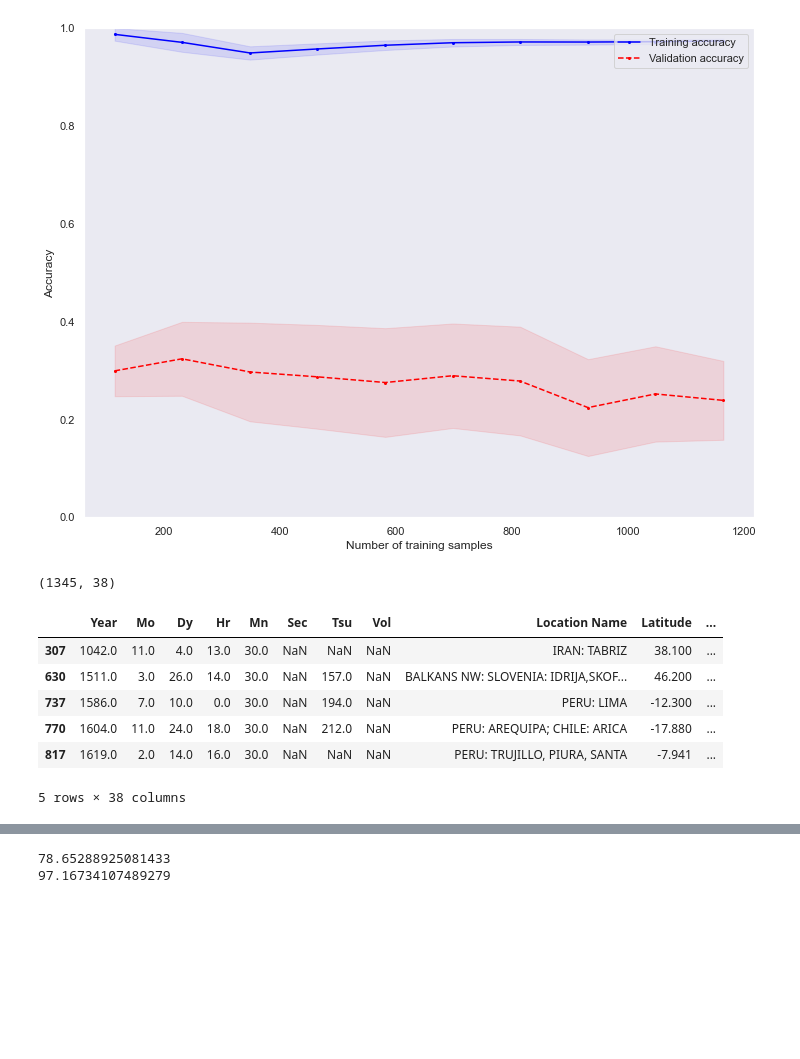
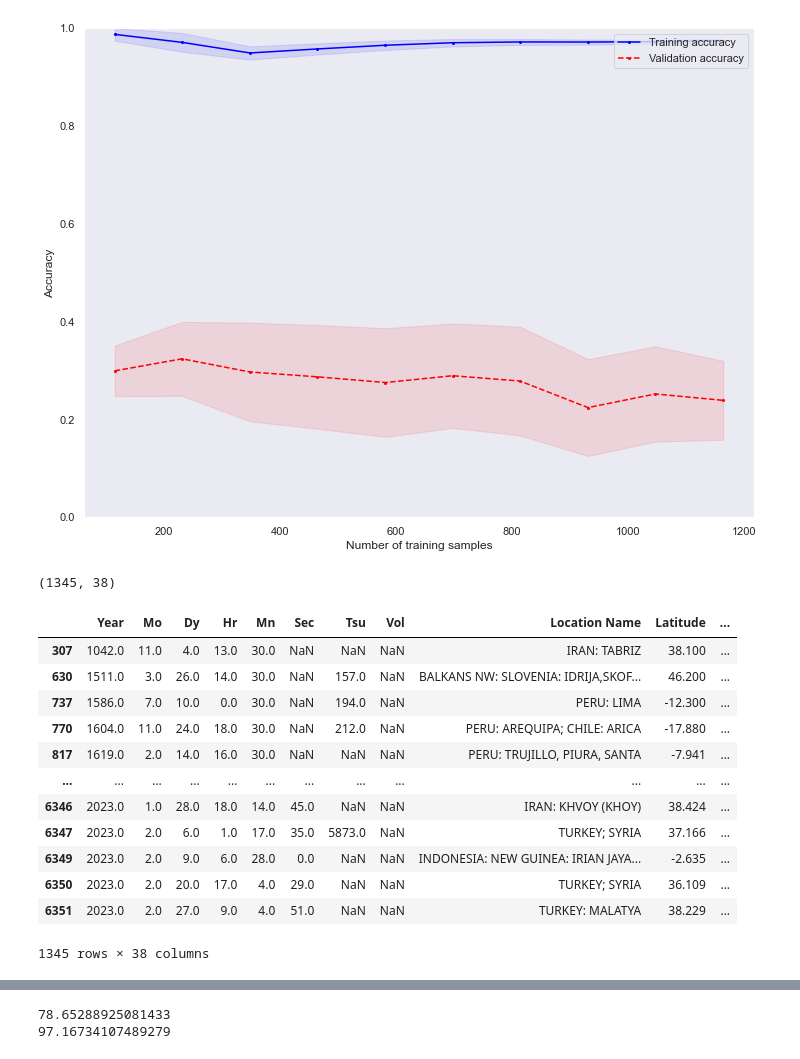
Before and after one commit to Matthijs-Vossen/Earthquake-Analysis, a Jupyter notebook: simon's-eda/eda.ipynb, the cells around one changed output, grey strips where cells are left out. Saved outputs shown, nothing was run; the diff lists cells and outputs as text; code cells hidden in the pictures; blank space fills up the shorter version.

```diff
--- a/simon's-eda/eda.ipynb
+++ b/simon's-eda/eda.ipynb
@@ -670,25 +670,31 @@ data = df_c
 # %%
 data_dropna = data.copy()
 data_dropna.dropna(subset=['Year',
               'Mo',
               'Dy',
               'Hr',
               'Latitude',
               'Longitude',
               'Focal Depth (km)',
               'Mag',
               'Deaths'], inplace=True)
 print(data_dropna.shape)
-data_dropna.head()
+display(data_dropna)
 # %% [output]
 (1345, 38)
 |  | Year | Mo | Dy | Hr | Mn | Sec | Tsu | Vol | Location Name | Latitude | ... |
 | 307 | 1042.0 | 11.0 | 4.0 | 13.0 | 30.0 | NaN | NaN | NaN | IRAN: TABRIZ | 38.100 | ... |
 | 630 | 1511.0 | 3.0 | 26.0 | 14.0 | 30.0 | NaN | 157.0 | NaN | BALKANS NW: SLOVENIA: IDRIJA,SKOF... | 46.200 | ... |
 | 737 | 1586.0 | 7.0 | 10.0 | 0.0 | 30.0 | NaN | 194.0 | NaN | PERU: LIMA | -12.300 | ... |
 | 770 | 1604.0 | 11.0 | 24.0 | 18.0 | 30.0 | NaN | 212.0 | NaN | PERU: AREQUIPA; CHILE: ARICA | -17.880 | ... |
 | 817 | 1619.0 | 2.0 | 14.0 | 16.0 | 30.0 | NaN | NaN | NaN | PERU: TRUJILLO, PIURA, SANTA | -7.941 | ... |
+| ... | ... | ... | ... | ... | ... | ... | ... | ... | ... | ... | ... |
+| 6346 | 2023.0 | 1.0 | 28.0 | 18.0 | 14.0 | 45.0 | NaN | NaN | IRAN: KHVOY (KHOY) | 38.424 | ... |
+| 6347 | 2023.0 | 2.0 | 6.0 | 1.0 | 17.0 | 35.0 | 5873.0 | NaN | TURKEY; SYRIA | 37.166 | ... |
+| 6349 | 2023.0 | 2.0 | 9.0 | 6.0 | 28.0 | 0.0 | NaN | NaN | INDONESIA: NEW GUINEA: IRIAN JAYA... | -2.635 | ... |
+| 6350 | 2023.0 | 2.0 | 20.0 | 17.0 | 4.0 | 29.0 | NaN | NaN | TURKEY; SYRIA | 36.109 | ... |
+| 6351 | 2023.0 | 2.0 | 27.0 | 9.0 | 4.0 | 51.0 | NaN | NaN | TURKEY: MALATYA | 38.229 | ... |
-5 rows × 38 columns
+1345 rows × 38 columns
 # %%
 def remove_outliers(data, variable, lower=-np.inf, upper=np.inf):
     """
```
Also changed, not shown: parts of 5 cells of this notebook.
